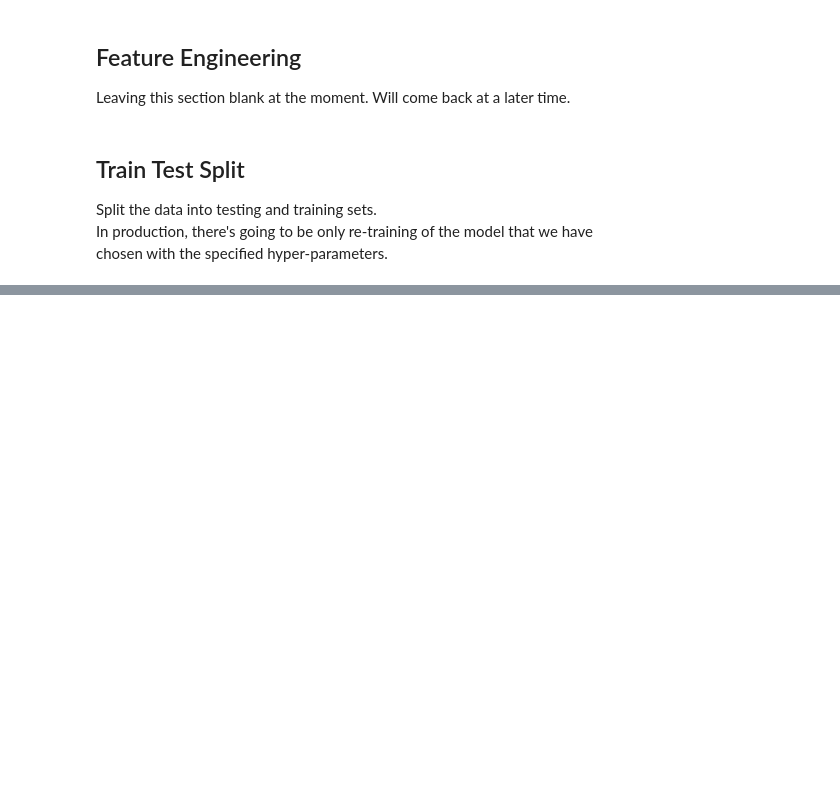
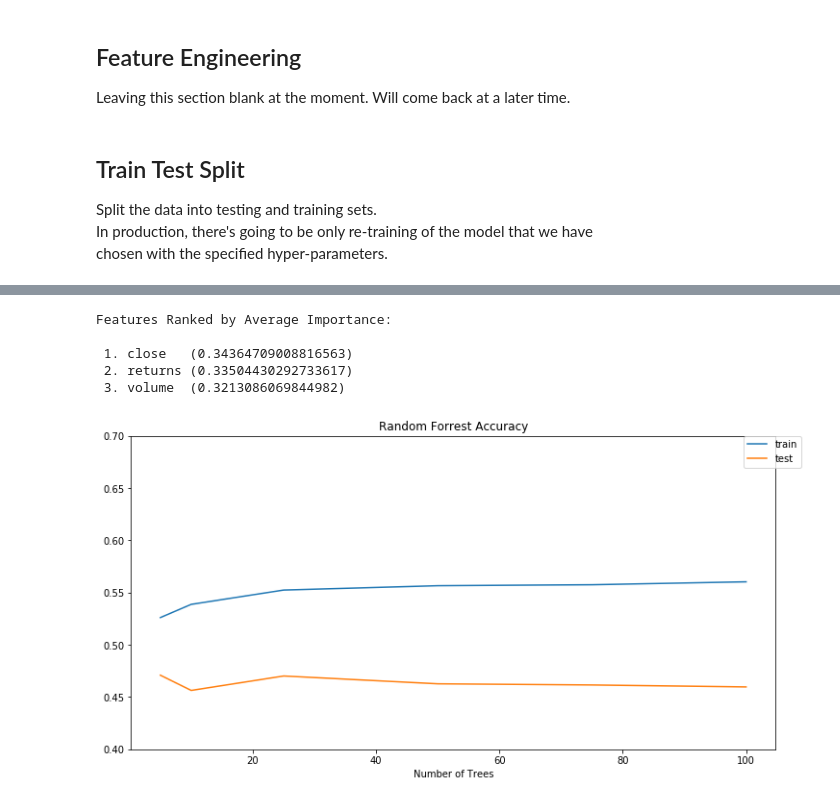
Before and after one commit to pranjalchaubey/Predicting-Stock-Direction, a Jupyter notebook: src/Stock_Direction.ipynb, the cells around one changed output, grey strips where cells are left out. Saved outputs shown, nothing was run; the diff lists cells and outputs as text; code cells hidden in the pictures; blank space fills up the shorter version.

Commit message:
feat: Implement Hyperparameter Search

```diff
--- a/src/Stock_Direction.ipynb
+++ b/src/Stock_Direction.ipynb
@@ -406,0 +489,29 @@ y_test.shape  (170,)
+# %%
+# Hyperparameters
+# This is to get consistent results between each run.
+clf_random_state = 0
+
+n_days = 5
+n_stocks = len(ticker_list)
+
+clf_parameters = {
+    'criterion': 'entropy',
+    'min_samples_leaf': n_stocks * n_days,
+    'oob_score': True,
+    'n_jobs': -1,
+    'random_state': clf_random_state}
+n_trees_l = [5, 10, 25, 50, 75, 100]
+# %%
+%%timeit -n 1 -r 1
+# Train the Classifier
+train_score = []
+test_score = []
+feature_importances = []
+
+for n_trees in tqdm(n_trees_l, desc='Training Models', unit='Model'):
+    clf = RandomForestClassifier(n_trees, **clf_parameters)
+    clf.fit(X_train, y_train)
+
+    train_score.append(clf.score(X_train, y_train.values))
+    test_score.append(clf.score(X_test, y_test.values))
+    feature_importances.append(clf.feature_importances_)
@@ -406,0 +520,18 @@ y_test.shape  (170,)
+# %%
+# The most important features
+print('Features Ranked by Average Importance:\n')
+rank_features_by_importance(np.average(feature_importances, axis=0), features)
+
+# Visualize the performance of the various classifiers
+plot([n_trees_l]*3,
+    [train_score, test_score],
+    ['train', 'test'],
+    'Random Forrest Accuracy',
+    'Number of Trees')
+# %% [output]
+Features Ranked by Average Importance:
+
+ 1. close   (0.34364709008816563)
+ 2. returns (0.33504430292733617)
+ 3. volume  (0.3213086069844982)
+[figure, added]
```
Also changed, not shown: parts of 12 cells of this notebook.
